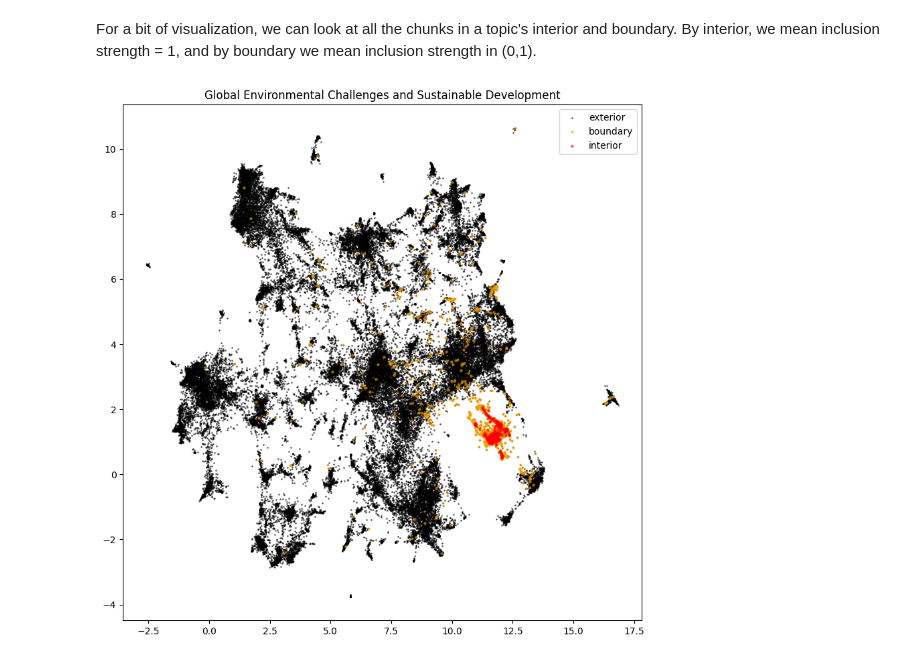
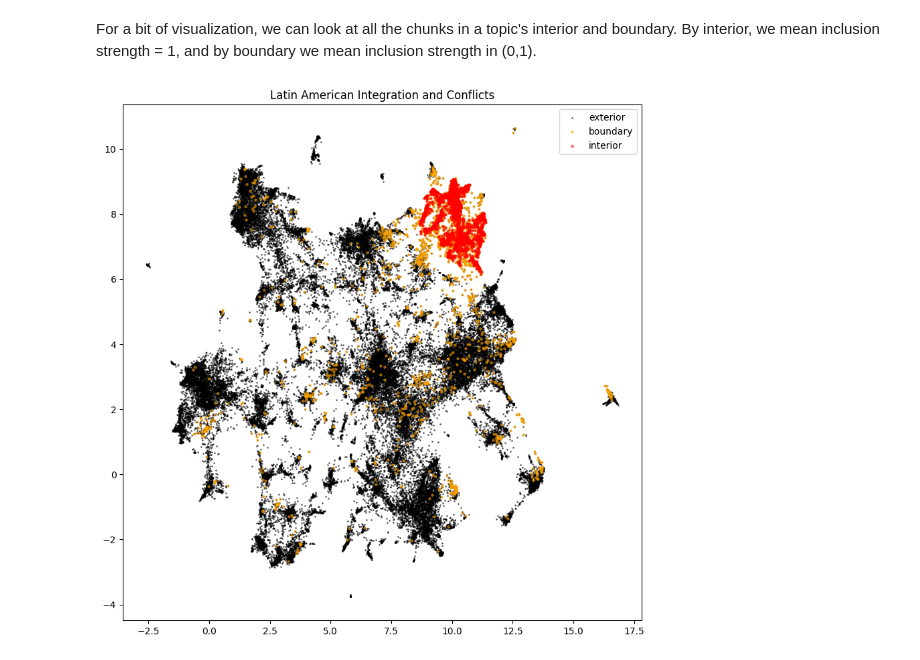
Before and after one commit to kalebruscitti/thematic-search, a Jupyter notebook: docs/source/un-toponymy.ipynb, the cells around one changed output. Drawn from its saved outputs; the diff is of its cells as text; code cells hidden in the pictures.

```diff
--- a/docs/source/un-toponymy.ipynb
+++ b/docs/source/un-toponymy.ipynb
@@ -166,7 +171,7 @@ topicdb = TopicDatabase(
     embedding_vectors=topicmodel.embedding_vectors,
     reduced_vectors=topicmodel.reduced_vectors,
     document_df=ungdc_df.drop(columns=['embedding', 'reduced']),
-    topic_df=topicmodel.topic_df,
+    topic_df=topicmodel.topic_df.set_index('uid'),
     embedding_model=model
 )
 topicdb
@@ -211,28 +237,28 @@ For a bit of visualization, we can look at all the chunks in a topic's interior
 # %%
 import matplotlib.pyplot as plt
 
-topic = (2,8)
+topic = (3,3)
 
 topic_info = topicdb.q.topic(*topic).info()
 
 bdry_index = topicdb.q.topic(*topic).inside(0.01).indices
-intr_index = topicdb.q.topic(*topic).inside().indices
+intr_index = topicdb.q.topic(*topic).inside(0.95).indices
 
 fig,ax=plt.subplots(figsize=(10,10))
 plt.title(topic_info.name.values[0])
 plt.scatter(
     topicdb.reduced_vectors[:,0], topicdb.reduced_vectors[:,1],
     s=1, c='k', alpha=0.5, label='exterior'
 )
 plt.scatter(
     topicdb.reduced_vectors[bdry_index,0], topicdb.reduced_vectors[bdry_index,1],
     s=5, c='orange', alpha=0.5, label='boundary'
 )
 plt.scatter(
     topicdb.reduced_vectors[intr_index,0], topicdb.reduced_vectors[intr_index,1],
     s=5, c='red', alpha=0.5, label='interior'
 )
 plt.legend()
 plt.show()
 # %% [output]
-[figure, old version]
+[figure, new version]
```
Also changed, not shown: parts of 8 cells of this notebook, 2 other files.
